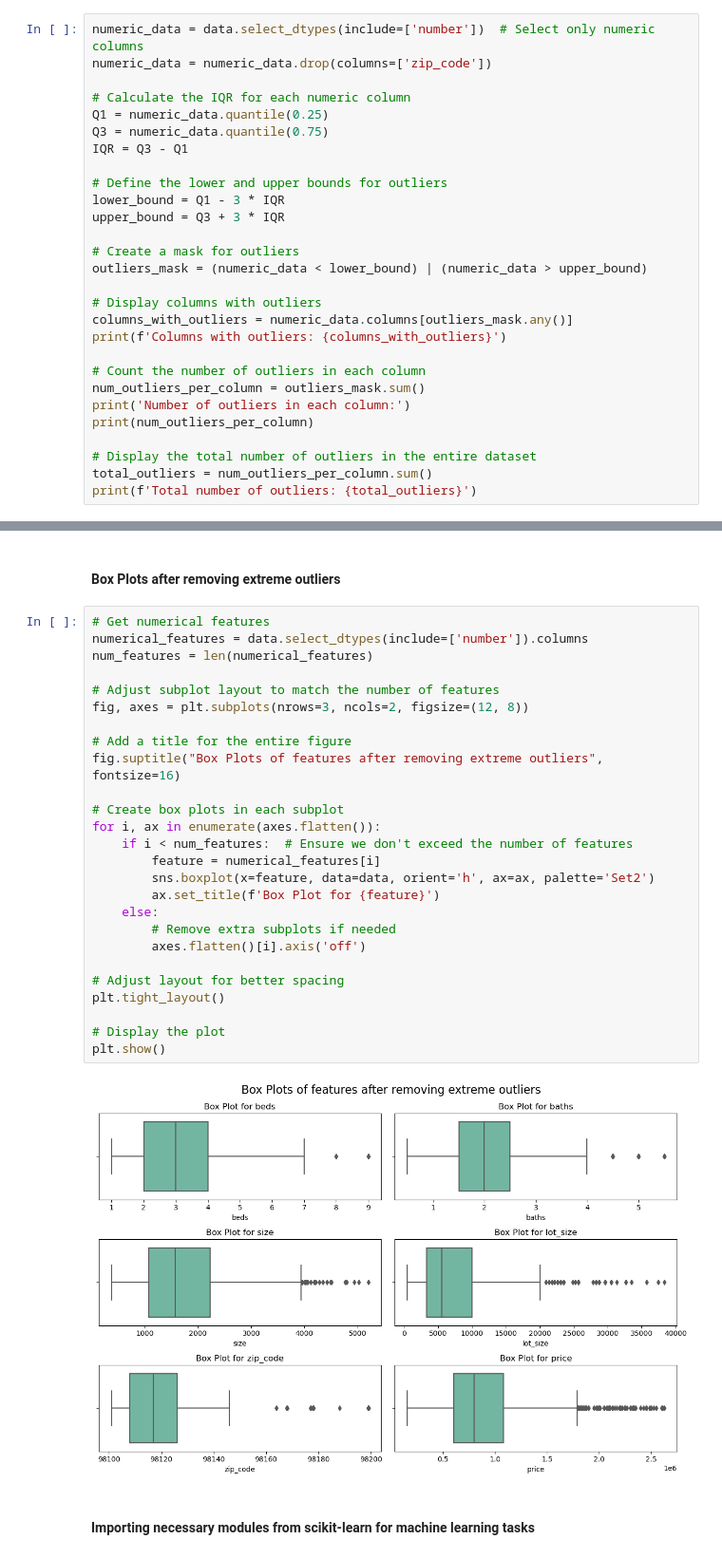
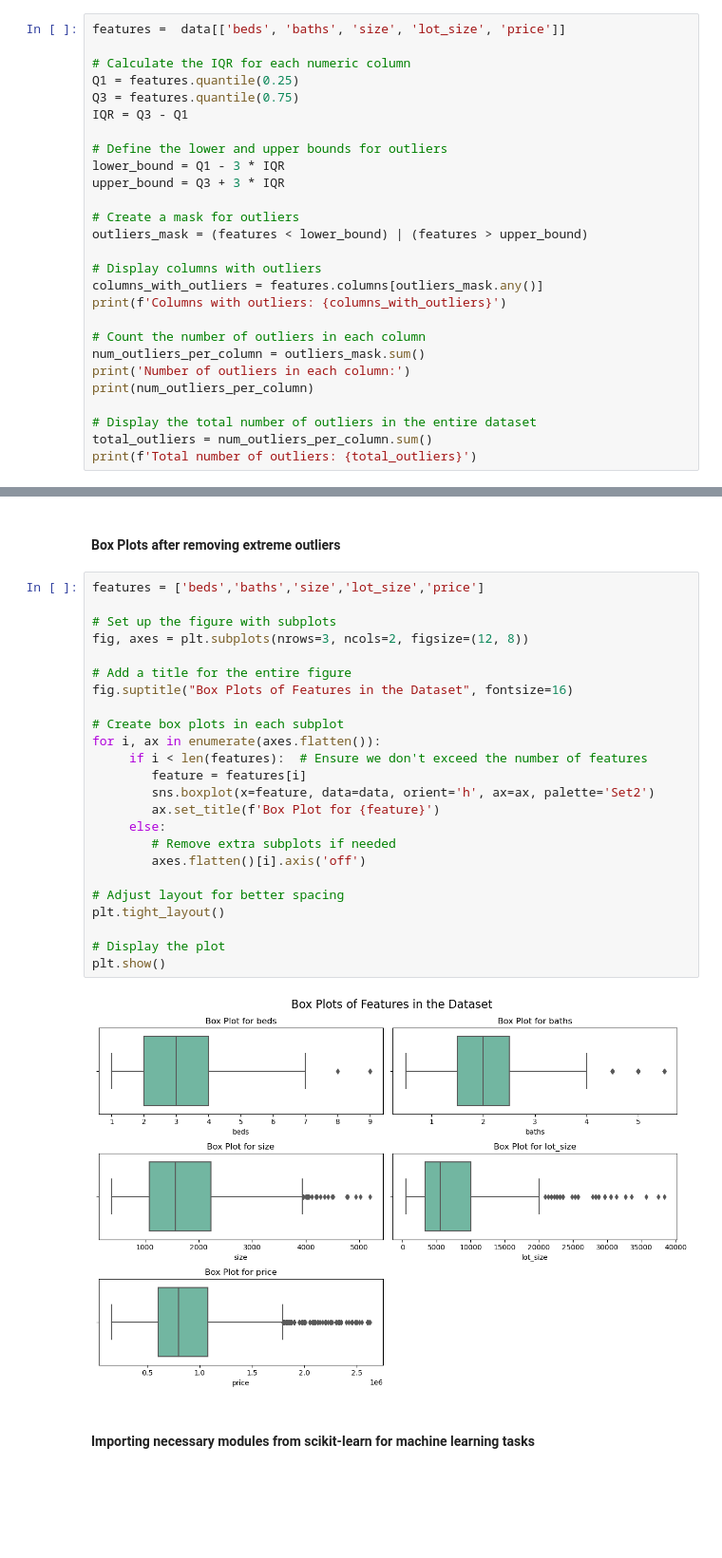
Before and after one commit to chanmini-kavinya/House-Price-Prediction, a Jupyter notebook: house_price_prediction.ipynb, the cells around one changed output, grey strips where cells are left out. Shown at 95% size. Drawn from its saved outputs; the diff is of its cells as text; blank space fills up the shorter version.

Commit message:
House Price Prediction

```diff
--- a/house_price_prediction.ipynb
+++ b/house_price_prediction.ipynb
@@ -409,12 +402,11 @@ data
 # %% [markdown]
 #### Removing Extreme Outliers
 # %%
-numeric_data = data.select_dtypes(include=['number'])  # Select only numeric columns
-numeric_data = numeric_data.drop(columns=['zip_code'])
+features =  data[['beds', 'baths', 'size', 'lot_size', 'price']]
 
 # Calculate the IQR for each numeric column
-Q1 = numeric_data.quantile(0.25)
-Q3 = numeric_data.quantile(0.75)
+Q1 = features.quantile(0.25)
+Q3 = features.quantile(0.75)
 IQR = Q3 - Q1
 
 # Define the lower and upper bounds for outliers
@@ -422,10 +414,10 @@ lower_bound = Q1 - 3 * IQR
 upper_bound = Q3 + 3 * IQR
 
 # Create a mask for outliers
-outliers_mask = (numeric_data < lower_bound) | (numeric_data > upper_bound)
+outliers_mask = (features < lower_bound) | (features > upper_bound)
 
 # Display columns with outliers
-columns_with_outliers = numeric_data.columns[outliers_mask.any()]
+columns_with_outliers = features.columns[outliers_mask.any()]
 print(f'Columns with outliers: {columns_with_outliers}')
 
 # Count the number of outliers in each column
@@ -452,33 +444,31 @@ data = data[~outliers_mask.any(axis=1)]
 # %% [markdown]
 #### Box Plots after removing extreme outliers
 # %%
-# Get numerical features
-numerical_features = data.select_dtypes(include=['number']).columns
-num_features = len(numerical_features)
+features = ['beds','baths','size','lot_size','price']
 
-# Adjust subplot layout to match the number of features
+# Set up the figure with subplots
 fig, axes = plt.subplots(nrows=3, ncols=2, figsize=(12, 8))
 
 # Add a title for the entire figure
-fig.suptitle("Box Plots of features after removing extreme outliers", fontsize=16)
+fig.suptitle("Box Plots of Features in the Dataset", fontsize=16)
 
 # Create box plots in each subplot
 for i, ax in enumerate(axes.flatten()):
-    if i < num_features:  # Ensure we don't exceed the number of features
-        feature = numerical_features[i]
+     if i < len(features):  # Ensure we don't exceed the number of features
+        feature = features[i]
         sns.boxplot(x=feature, data=data, orient='h', ax=ax, palette='Set2')
         ax.set_title(f'Box Plot for {feature}')
-    else:
+     else:
         # Remove extra subplots if needed
         axes.flatten()[i].axis('off')
 
 # Adjust layout for better spacing
 plt.tight_layout()
 
 # Display the plot
 plt.show()
 # %% [output]
-[figure, old version]
+[figure, new version]
 # %% [markdown]
 #### Importing necessary modules from scikit-learn for machine learning tasks
 # %%
```
Also changed, not shown: parts of 7 cells of this notebook.
